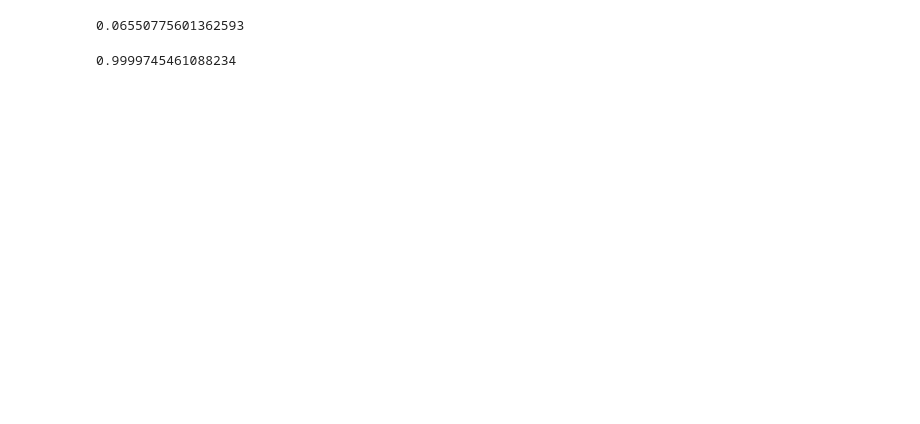
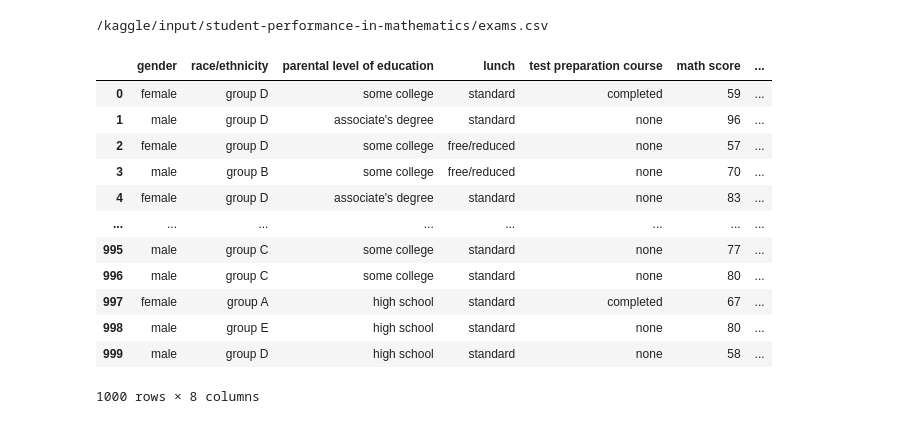
Before and after one commit to bayukrisnamurti2/tugas, a Jupyter notebook: 1-student-performance-prediction.ipynb, the cells around one changed output. Saved outputs shown, nothing was run; the diff lists cells and outputs as text; code cells hidden in the pictures; blank space fills up the shorter version.

```diff
--- a/1-student-performance-prediction.ipynb
+++ b/1-student-performance-prediction.ipynb
@@ -226,8 +0,0 @@ predict3=L.predict(x_test)
-# %%
-(mean_squared_error(predict3,y_test))**0.5
-# %% [output]
-0.06550775601362593
-# %%
-r2_score(predict3,y_test)
-# %% [output]
-0.9999745461088234
@@ -237,0 +1,20 @@ pickle.dump(lr,open(filename,'wb'))
+# %%
+# This Python 3 environment comes with many helpful analytics libraries installed
+# It is defined by the kaggle/python Docker image: https://github.com/kaggle/docker-python
+# For example, here's several helpful packages to load
+
+import numpy as np # linear algebra
+import pandas as pd # data processing, CSV file I/O (e.g. pd.read_csv)
+
+# Input data files are available in the read-only "../input/" directory
+# For example, running this (by clicking run or pressing Shift+Enter) will list all files under the input directory
+
+import os
+for dirname, _, filenames in os.walk('/kaggle/input'):
+    for filename in filenames:
+        print(os.path.join(dirname, filename))
+
+# You can write up to 20GB to the current directory (/kaggle/working/) that gets preserved as output when you create a version using "Save & Run All"
+# You can also write temporary files to /kaggle/temp/, but they won't be saved outside of the current session
+# %% [output]
+/kaggle/input/student-performance-in-mathematics/exams.csv
@@ -237,0 +29,17 @@ pickle.dump(lr,open(filename,'wb'))
+# %%
+data=pd.read_csv("/kaggle/input/student-performance-in-mathematics/exams.csv")
+data
+# %% [output]
+|  | gender | race/ethnicity | parental level of education | lunch | test preparation course | math score | ... |
+| 0 | female | group D | some college | standard | completed | 59 | ... |
+| 1 | male | group D | associate's degree | standard | none | 96 | ... |
+| 2 | female | group D | some college | free/reduced | none | 57 | ... |
+| 3 | male | group B | some college | free/reduced | none | 70 | ... |
+| 4 | female | group D | associate's degree | standard | none | 83 | ... |
+| ... | ... | ... | ... | ... | ... | ... | ... |
+| 995 | male | group C | some college | standard | none | 77 | ... |
+| 996 | male | group C | some college | standard | none | 80 | ... |
+| 997 | female | group A | high school | standard | completed | 67 | ... |
+| 998 | male | group E | high school | standard | none | 80 | ... |
+| 999 | male | group D | high school | standard | none | 58 | ... |
+1000 rows × 8 columns
```
Also changed, not shown: parts of 51 cells of this notebook.
